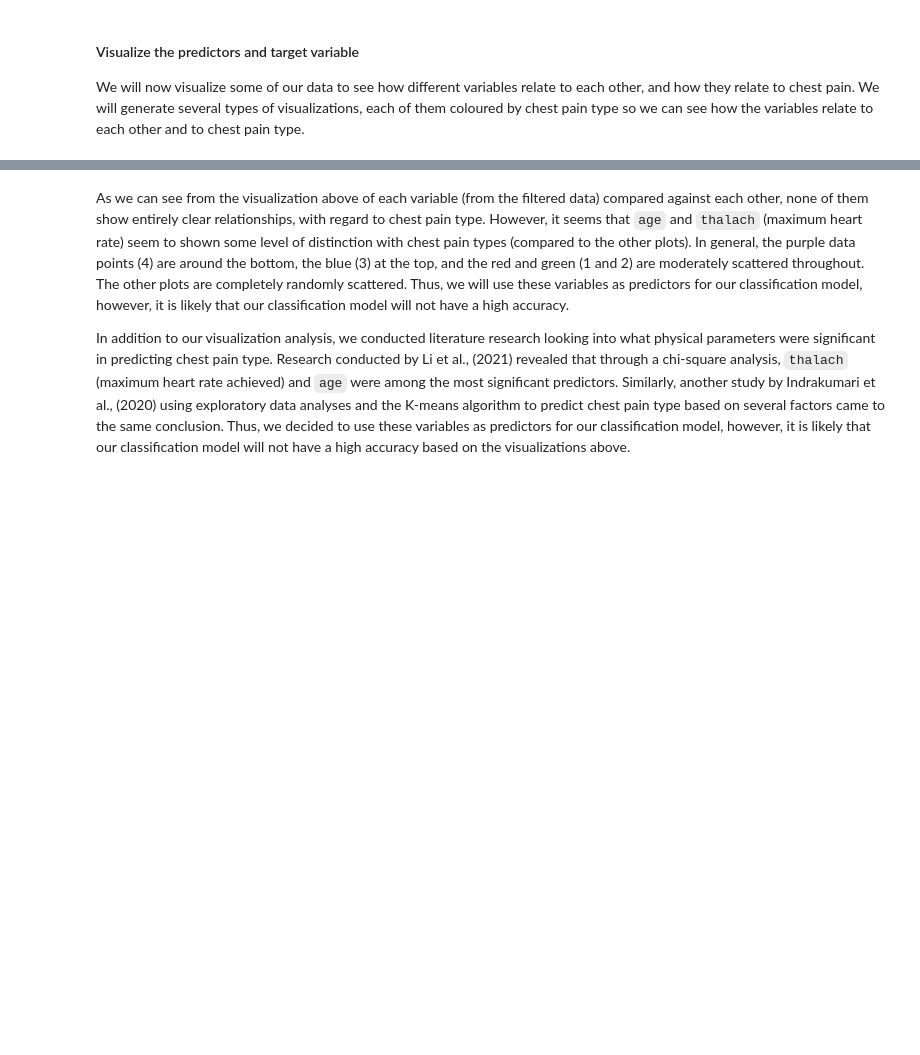
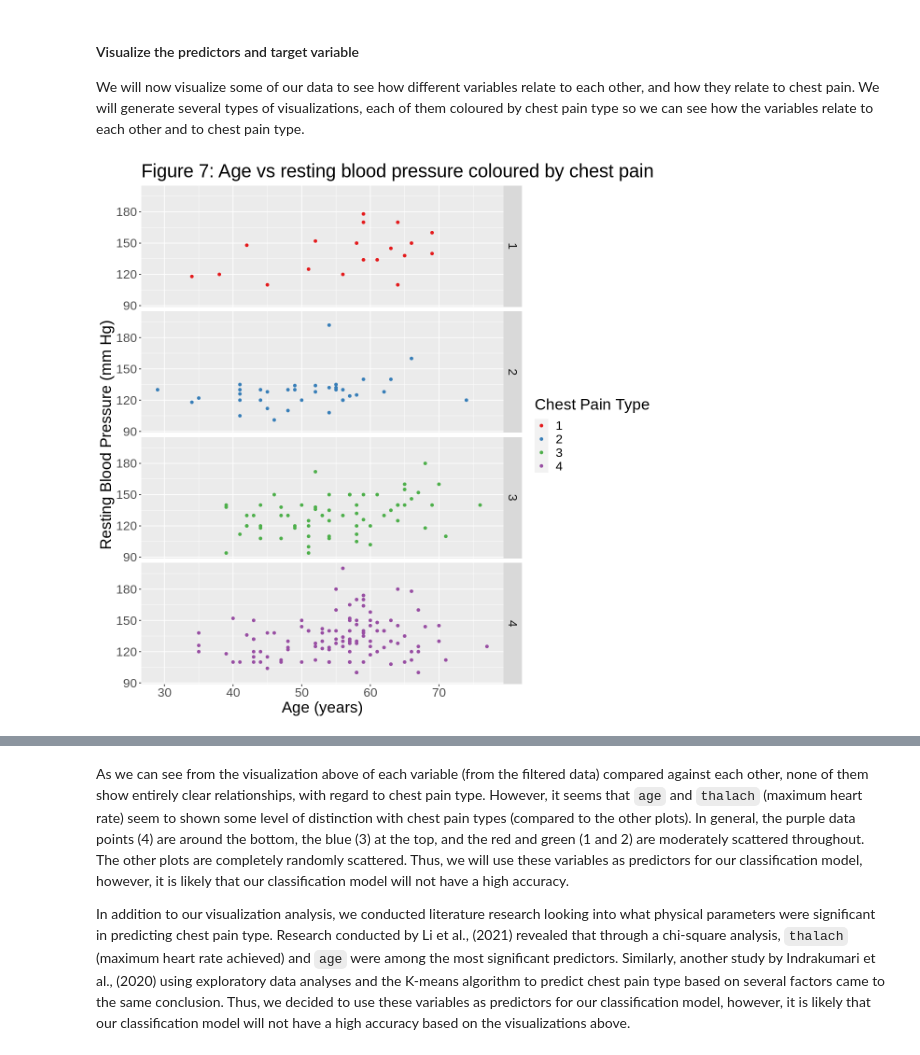
Before and after one commit to hebabm/group-31, a Jupyter notebook: finalreport.ipynb, the cells around one changed output, grey strips where cells are left out. Cells and saved outputs as stored; diff of their text form; code cells hidden in the pictures; blank space fills up the shorter version.

```diff
--- a/finalreport.ipynb
+++ b/finalreport.ipynb
@@ -91,9 +95,8 @@ As illustrated in Figure 1, the dataset lacks column names and has missing data
 #### Clean and Wrangle the data
 First we rename the columns in the dataset by using more descriptive names, and stores the resulting dataset in a new variable `heart_data`."
 # %%
-heart_data <- data |>
-        rename(
-            age = X1,
+heart_data <-
+        rename(data, age = X1,
             sex = X2,
             cp = X3,
             restbp = X4,
@@ -118,9 +127,9 @@ ERROR: Error in parse(text = x, srcfile = src): <text>:1:21: unexpected '>'
 # %% [markdown]
 Now, we create a new dataset `filter_data` by performing the following operations on the `heart_data` dataset.
 # %%
-filter_data <- heart_data|>
-    select(cp, age, restbp, chol, thalach, sex, exang)|>
-    mutate(cp = as_factor(cp)) |>
-    mutate(sex = as_factor(sex)) |>
+filter_data <- heart_data %>%
+    select(cp, age, restbp, chol, thalach, sex, exang) %>%
+    mutate(cp = as_factor(cp)) %>%
+    mutate(sex = as_factor(sex)) %>%
     mutate(exang = as_factor(exang))
 head(filter_data)
@@ -180,17 +221,21 @@ We will now visualize some of our data to see how different variables relate to
 # %%
 #using training data, visualize numeric predictors against each other to see distribution of data
 
-restbp_plot <- heart_train |>
+options(repr.plot.height = 10, repr.plot.width = 10)
+
+restbp_plot <- heart_train %>%
     ggplot(aes(x=age,
                y= restbp,
                colour = cp)) +
         labs(title = "Figure 7: Age vs resting blood pressure coloured by chest pain type",
              x = "Age (years)",
              y = "Resting Blood Pressure (mm Hg)",
             colour = 'Chest Pain Type') +
         geom_point() +
         facet_grid(rows = vars(cp)) +
         scale_color_brewer(palette = "Set1") +
     theme(text = element_text(size = 20))
 restbp_plot
+# %% [output]
+[figure, added]
 # %%
```
Also changed, not shown: parts of 18 cells of this notebook.
